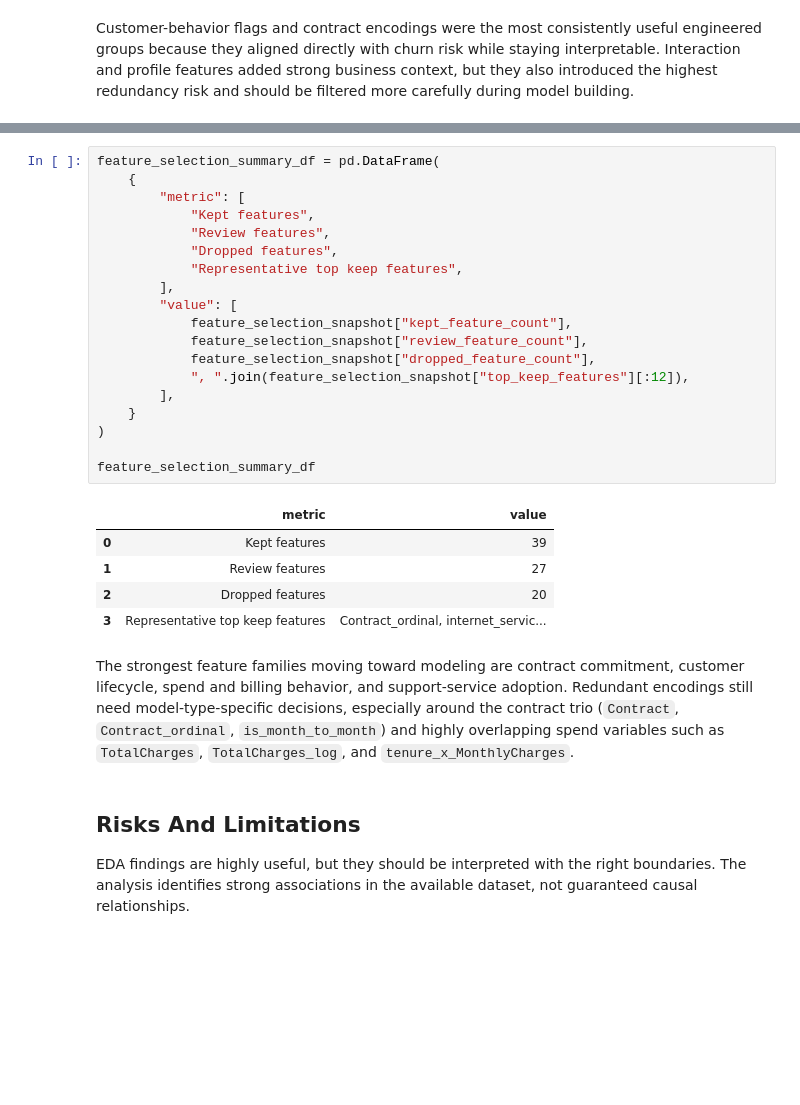
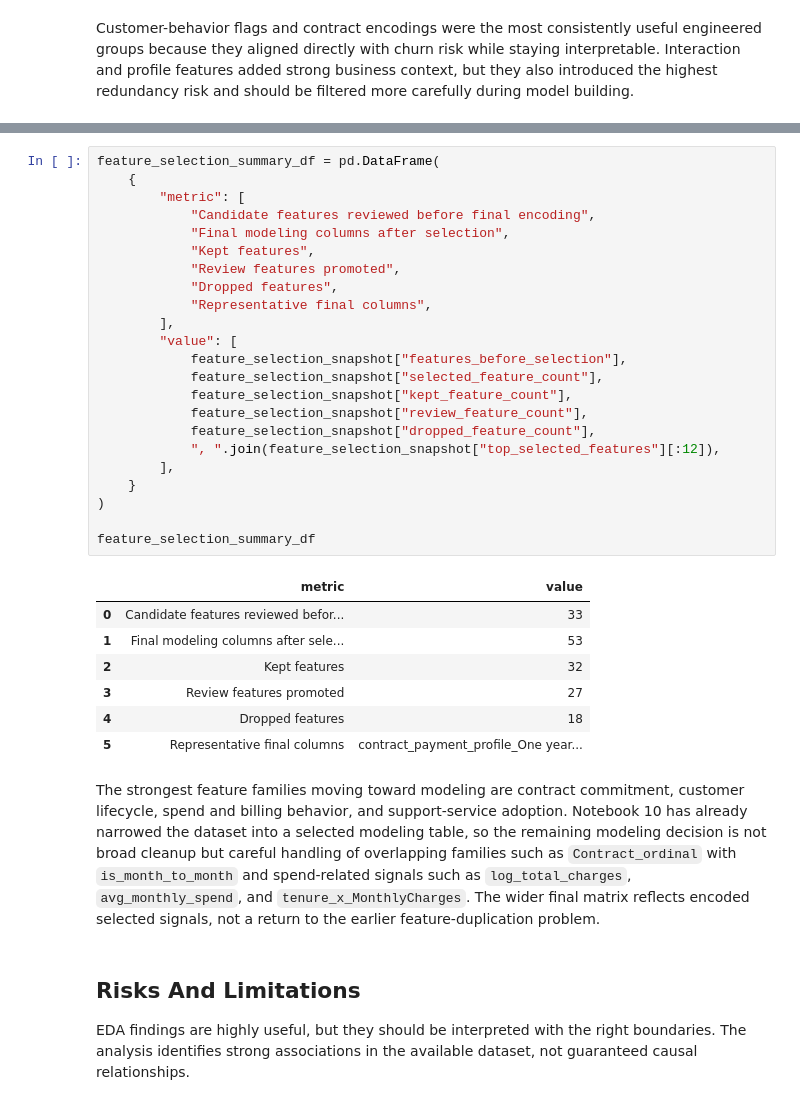
Before and after one commit to mmubashir95/Telco-Customer-Churn, a Jupyter notebook: notebooks/12_final_summary.ipynb, the cells around one changed output, grey strips where cells are left out. Cells and saved outputs as stored; diff of their text form; blank space fills up the shorter version.

Commit message:
`refactor(final-summary): align notebook 12 with selected dataset and notebook 11 insights`

```diff
--- a/notebooks/12_final_summary.ipynb
+++ b/notebooks/12_final_summary.ipynb
@@ -333,30 +389,36 @@ Feature selection narrowed the engineered space into a more defensible modeling
 # %%
 feature_selection_summary_df = pd.DataFrame(
     {
         "metric": [
+            "Candidate features reviewed before final encoding",
+            "Final modeling columns after selection",
             "Kept features",
-            "Review features",
+            "Review features promoted",
             "Dropped features",
-            "Representative top keep features",
+            "Representative final columns",
         ],
         "value": [
+            feature_selection_snapshot["features_before_selection"],
+            feature_selection_snapshot["selected_feature_count"],
             feature_selection_snapshot["kept_feature_count"],
             feature_selection_snapshot["review_feature_count"],
             feature_selection_snapshot["dropped_feature_count"],
-            ", ".join(feature_selection_snapshot["top_keep_features"][:12]),
+            ", ".join(feature_selection_snapshot["top_selected_features"][:12]),
         ],
     }
 )
 
 feature_selection_summary_df
 # %% [output]
 |  | metric | value |
-| 0 | Kept features | 39 |
-| 1 | Review features | 27 |
-| 2 | Dropped features | 20 |
-| 3 | Representative top keep features | Contract_ordinal, internet_servic... |
+| 0 | Candidate features reviewed befor... | 33 |
+| 1 | Final modeling columns after sele... | 53 |
+| 2 | Kept features | 32 |
+| 3 | Review features promoted | 27 |
+| 4 | Dropped features | 18 |
+| 5 | Representative final columns | contract_payment_profile_One year... |
 # %% [markdown]
-The strongest feature families moving toward modeling are contract commitment, customer lifecycle, spend and billing behavior, and support-service adoption. Redundant encodings still need model-type-specific decisions, especially around the contract trio (`Contract`, `Contract_ordinal`, `is_month_to_month`) and highly overlapping spend variables such as `TotalCharges`, `TotalCharges_log`, and `tenure_x_MonthlyCharges`.
+The strongest feature families moving toward modeling are contract commitment, customer lifecycle, spend and billing behavior, and support-service adoption. Notebook 10 has already narrowed the dataset into a selected modeling table, so the remaining modeling decision is not broad cleanup but careful handling of overlapping families such as `Contract_ordinal` with `is_month_to_month` and spend-related signals such as `log_total_charges`, `avg_monthly_spend`, and `tenure_x_MonthlyCharges`. The wider final matrix reflects encoded selected signals, not a return to the earlier feature-duplication problem.
 # %% [markdown]
 ## Risks And Limitations
 
```
Also changed, not shown: parts of 17 cells of this notebook.
